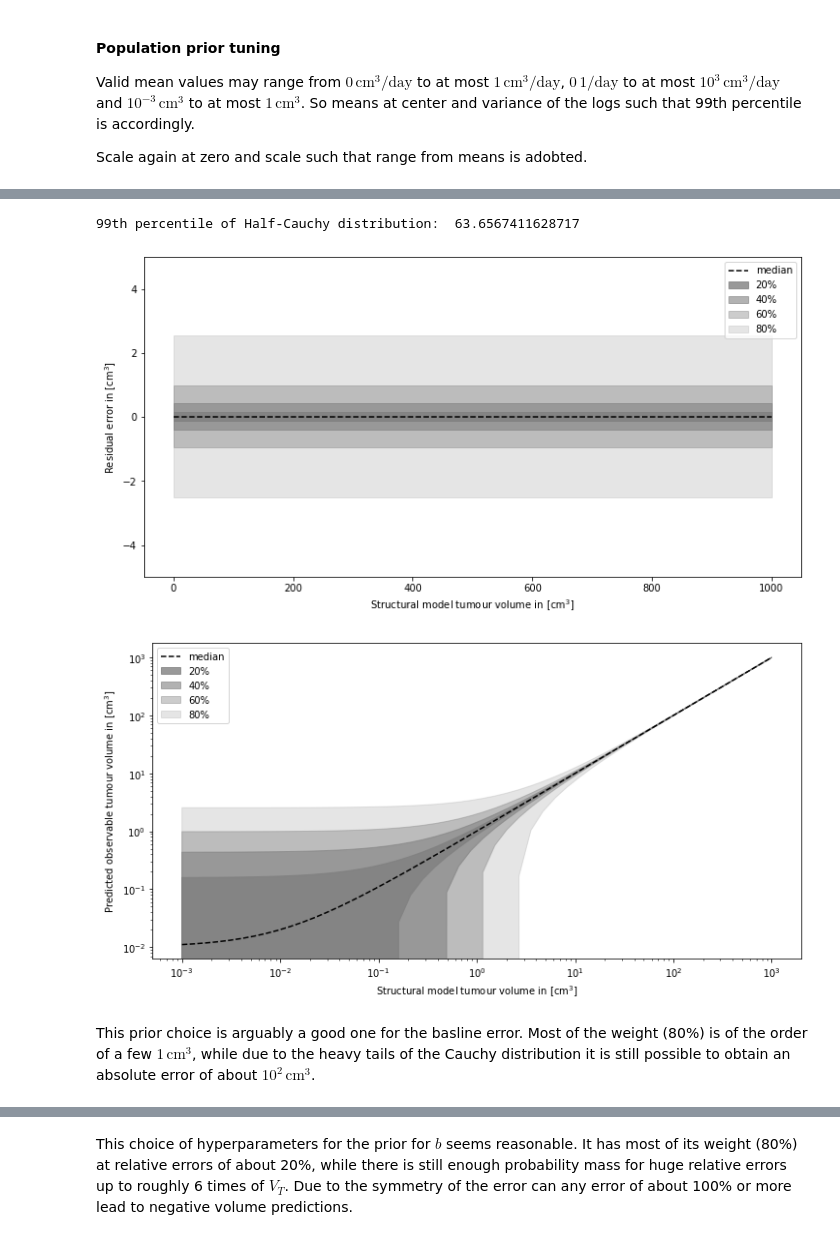
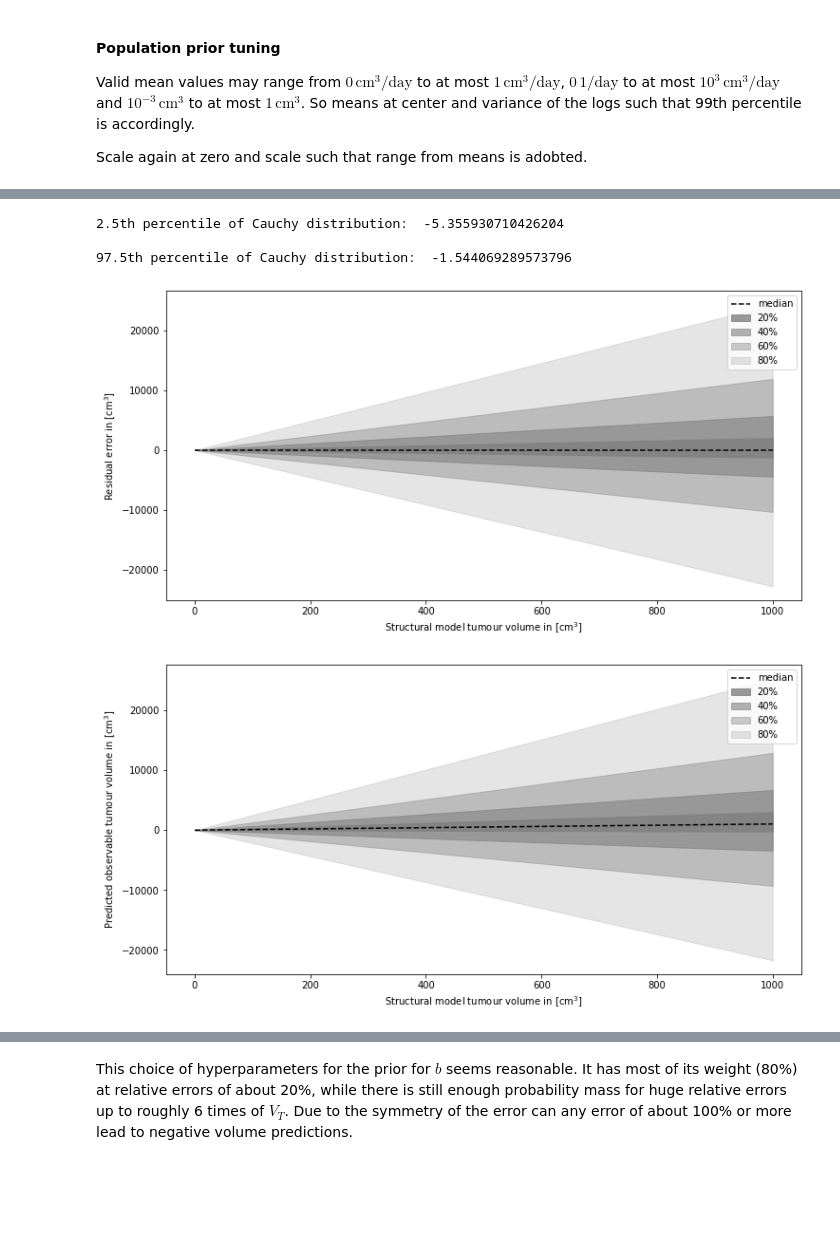
Before and after one commit to DavAug/ErlotinibGefitinib, a Jupyter notebook: control_growth_analysis.ipynb, the cells around one changed output, grey strips where cells are left out. Cells and saved outputs as stored; diff of their text form; code cells hidden in the pictures; blank space fills up the shorter version.

Commit message:
something is off with the realtive error plots

```diff
--- a/control_growth_analysis.ipynb
+++ b/control_growth_analysis.ipynb
@@ -599,10 +994,10 @@ Scale again at zero and scale such that range from means is adobted.
 # %%
 #
-# Hyperparameter tuning of error model prior for a.
+# Hyperparameter tuning of Cauchy prior for log(b).
 #
-# Computes for loc=0, the scale such that the 99th percentile of the Half-Cauchy distribution is at roughly 10 cm^3.
+# Loc and scale of distribution are chosen such that the 2.5th percentile of the distribution is -4log(10)=-6.9, and the 97.5th percentile is log(5)=1.6, translating to a bulk prior distribution of realtive noise ranging from 10^-4 fold to 5 fold.
 #
-# The distribution is then visualised in two standard ways: I. By an approximate a * epsilon versus V_T plot (epsilon is the standard Gaussian random variable defined above), and II. By an approximate V_T + a * epsilon versus V_T plot.
+# The distribution is then visualised in two standard ways: I. By an approximate b * V_T * epsilon versus V_T plot (epsilon is the standard Gaussian random variable defined above), and II. By an approximate V_T + b * V_T * epsilon versus V_T plot.
 #
 
 import matplotlib.pyplot as plt
@@ -610,28 +1005,35 @@ import numpy as np
 import pints
 
 # Instantiate Half-Cauchy distribution with desired properties for a
-half_cauchy_log_prior = pints.HalfCauchyLogPrior(location=0, scale=1)  # Scale was manually tuned
+cauchy = pints.CauchyLogPrior(location=-3.45, scale=0.15)
 
-# Print 99th percentile
-print('99th percentile of Half-Cauchy distribution: ', half_cauchy_log_prior.icdf(0.99), '\n')
+# Print 2.5th and 97.5th percentile
+print('2.5th percentile of Cauchy distribution: ', cauchy.icdf(0.025), '\n')
+print('97.5th percentile of Cauchy distribution: ', cauchy.icdf(0.975), '\n')
 
 # Illustrate base line error
 # instantiate standard Gaussian distribution
 gauss = pints.GaussianLogPrior(mean=0, sd=1)
 
-# Sample from baseline error distribution by sampling from Half-Cauchy and Gaussian distribution (a * epsilon)
-samples = np.array(half_cauchy_log_prior.sample(n=1000)) * np.array(gauss.sample(n=1000))
+# Sample log(a) from Cauchy distribution
+samples = cauchy.sample(n=1000)
 
-# Create V_T values (uniformly on a log scale)
-tumour_volume = np.logspace(start=-3, stop=3)
+# Transform samples to linear space, i.e. a samples
+samples = np.exp(samples)
+
+# Create V_T values
+tumour_volume = np.linspace(start=10**(-3), stop=10**3)
+
+# Sample from relative error distribution by scaling the Gaussian distribution with (b * V_T * epsilon)
+samples = samples * np.array(gauss.sample(n=1000))
+samples = samples * tumour_volume[np.newaxis, :]
 
 # Create figure I: Residual error versus structural model predcitions
 fig = plt.figure(figsize=(12, 6))
 
 # Plot median
 # Compute median
-median = np.median(samples)
-median = np.full(shape=tumour_volume.shape, fill_value=median)
+median = np.median(samples, axis=0)
 
 # Plot median
 plt.plot(tumour_volume, median, color='black', linestyle='dashed', label='median')
@@ -639,9 +1041,9 @@ plt.plot(tumour_volume, median, color='black', linestyle='dashed', label='median
 # Plot 40 to 60 precentile
 # Compute percentiles
 p_left = np.percentile(samples, 40)
-p_left = np.full(shape=tumour_volume.shape, fill_value=p_left)
+p_left = tumour_volume * p_left
 p_right = np.percentile(samples, 60)
-p_right = np.full(shape=tumour_volume.shape, fill_value=p_right)
+p_right = tumour_volume * p_right
 plt.fill_between(
     x=tumour_volume,
     y1=p_left,
@@ -653,9 +1055,9 @@ plt.fill_between(
 # Plot 30 to 70 precentile
 # Compute percentiles
 p_left = np.percentile(samples, 30)
-p_left = np.full(shape=tumour_volume.shape, fill_value=p_left)
+p_left = tumour_volume * p_left
 p_right = np.percentile(samples, 70)
-p_right = np.full(shape=tumour_volume.shape, fill_value=p_right)
+p_right = tumour_volume * p_right
 plt.fill_between(
     x=tumour_volume,
     y1=p_left,
@@ -667,9 +1069,9 @@ plt.fill_between(
 # Plot 20 to 80 precentile
 # Compute percentiles
 p_left = np.percentile(samples, 20)
-p_left = np.full(shape=tumour_volume.shape, fill_value=p_left)
+p_left = tumour_volume * p_left
 p_right = np.percentile(samples, 80)
-p_right = np.full(shape=tumour_volume.shape, fill_value=p_right)
+p_right = tumour_volume * p_right
 plt.fill_between(
     x=tumour_volume,
     y1=p_left,
@@ -681,9 +1083,9 @@ plt.fill_between(
 # Plot 10 to 90 precentile
 # Compute percentiles
 p_left = np.percentile(samples, 10)
-p_left = np.full(shape=tumour_volume.shape, fill_value=p_left)
+p_left = tumour_volume * p_left
 p_right = np.percentile(samples, 90)
-p_right = np.full(shape=tumour_volume.shape, fill_value=p_right)
+p_right = tumour_volume * p_right
 plt.fill_between(
     x=tumour_volume,
     y1=p_left,
@@ -691,9 +1093,6 @@ plt.fill_between(
     color='gray',
     alpha=0.2,
     label='80%')
-
-# Set y lim
-plt.ylim([-5, 5])
 
 # x and y axis label
 plt.xlabel(r'Structural model tumour volume in [cm$^3$]')
@@ -711,17 +1110,17 @@ fig = plt.figure(figsize=(12, 6))
 # Plot median
 # Compute median
 median = np.median(samples)
-median = np.full(shape=tumour_volume.shape, fill_value=median)
+median = tumour_volume * median
 
 # Plot median
-plt.loglog(tumour_volume, tumour_volume + median, color='black', linestyle='dashed', label='median')
+plt.plot(tumour_volume, tumour_volume + median, color='black', linestyle='dashed', label='median')
 
 # Plot 40 to 60 precentile
 # Compute percentiles
 p_left = np.percentile(samples, 40)
-p_left = np.full(shape=tumour_volume.shape, fill_value=p_left)
+p_left = tumour_volume * p_left
 p_right = np.percentile(samples, 60)
-p_right = np.full(shape=tumour_volume.shape, fill_value=p_right)
+p_right = tumour_volume * p_right
 plt.fill_between(
     x=tumour_volume,
     y1=tumour_volume + p_left,
@@ -733,9 +1132,9 @@ plt.fill_between(
 # Plot 30 to 70 precentile
 # Compute percentiles
 p_left = np.percentile(samples, 30)
-p_left = np.full(shape=tumour_volume.shape, fill_value=p_left)
+p_left = tumour_volume * p_left
 p_right = np.percentile(samples, 70)
-p_right = np.full(shape=tumour_volume.shape, fill_value=p_right)
+p_right = tumour_volume * p_right
 plt.fill_between(
     x=tumour_volume,
     y1=tumour_volume + p_left,
@@ -751,39 +1150,39 @@ plt.ylabel(r'Predicted observable tumour volume in [cm$^3$]')
 # Plot 20 to 80 precentile
 # Compute percentiles
 p_left = np.percentile(samples, 20)
-p_left = np.full(shape=tumour_volume.shape, fill_value=p_left)
+p_left = tumour_volume * p_left
 p_right = np.percentile(samples, 80)
-p_right = np.full(shape=tumour_volume.shape, fill_value=p_right)
+p_right = tumour_volume * p_right
 plt.fill_between(
     x=tumour_volume,
     y1=tumour_volume + p_left,
     y2=tumour_volume + p_right,
     color='gray',
     alpha=0.4,
     label='60%')
 
 # Plot 40 to 60 precentile
 # Compute percentiles
 p_left = np.percentile(samples, 10)
-p_left = np.full(shape=tumour_volume.shape, fill_value=p_left)
+p_left = tumour_volume * p_left
 p_right = np.percentile(samples, 90)
-p_right = np.full(shape=tumour_volume.shape, fill_value=p_right)
+p_right = tumour_volume * p_right
 plt.fill_between(
     x=tumour_volume,
     y1=tumour_volume + p_left,
     y2=tumour_volume + p_right,
     color='gray',
     alpha=0.2,
     label='80%')
 
 # Create legend
 plt.legend()
 
 # Show plot
 plt.show()
 # %% [output]
-99th percentile of Half-Cauchy distribution:  63.6567411628717
+2.5th percentile of Cauchy distribution:  -5.355930710426204
+
+97.5th percentile of Cauchy distribution:  -1.544069289573796
-[figure, old version]
+[figure, new version]
-[figure, old version]
+[figure, new version]
-# %% [markdown]
-This prior choice is arguably a good one for the basline error. Most of the weight (80%) is of the order of a few $1\, \text{cm}^3$, while due to the heavy tails of the Cauchy distribution it is still possible to obtain an absolute error of about $10^2\, \text{cm}^3$.
```
Also changed, not shown: parts of 7 cells of this notebook.
